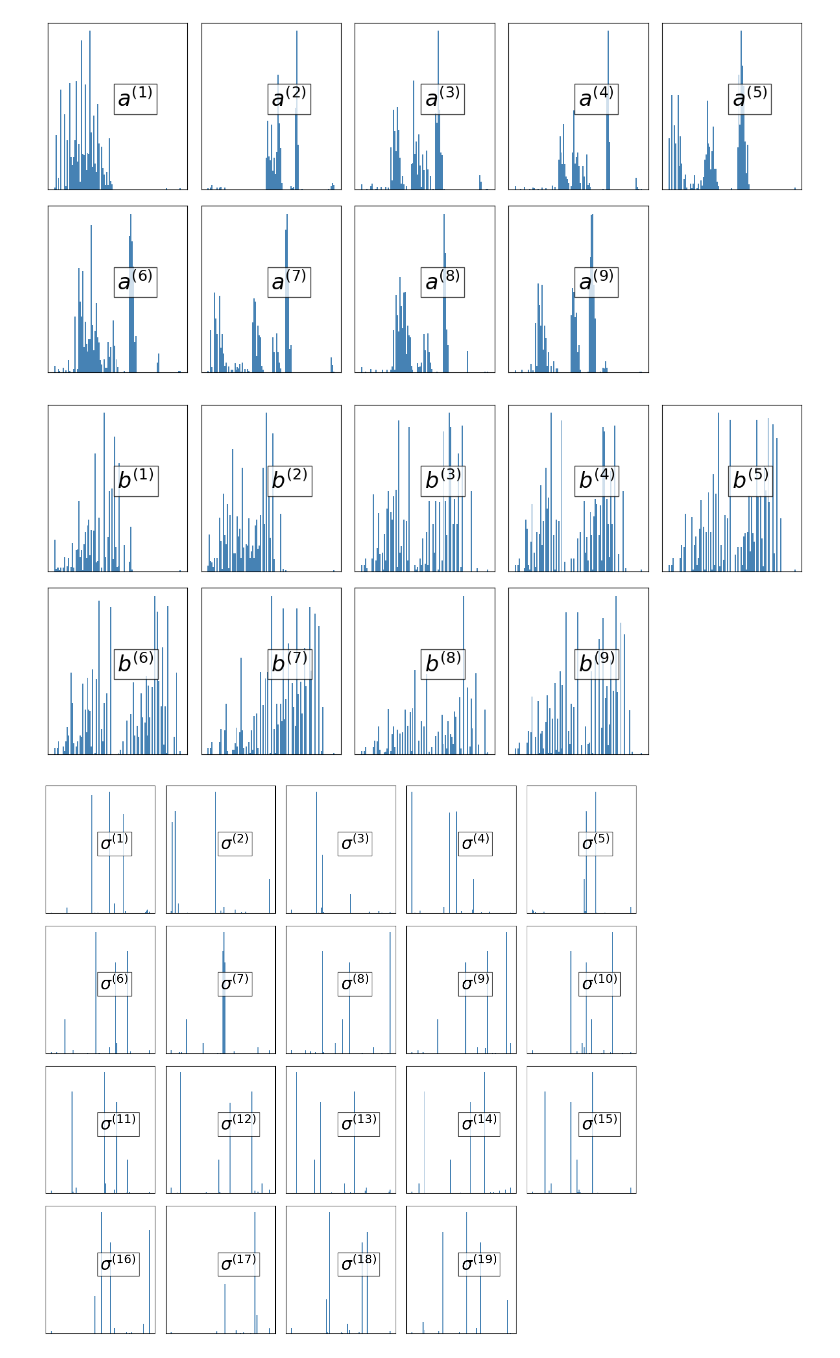
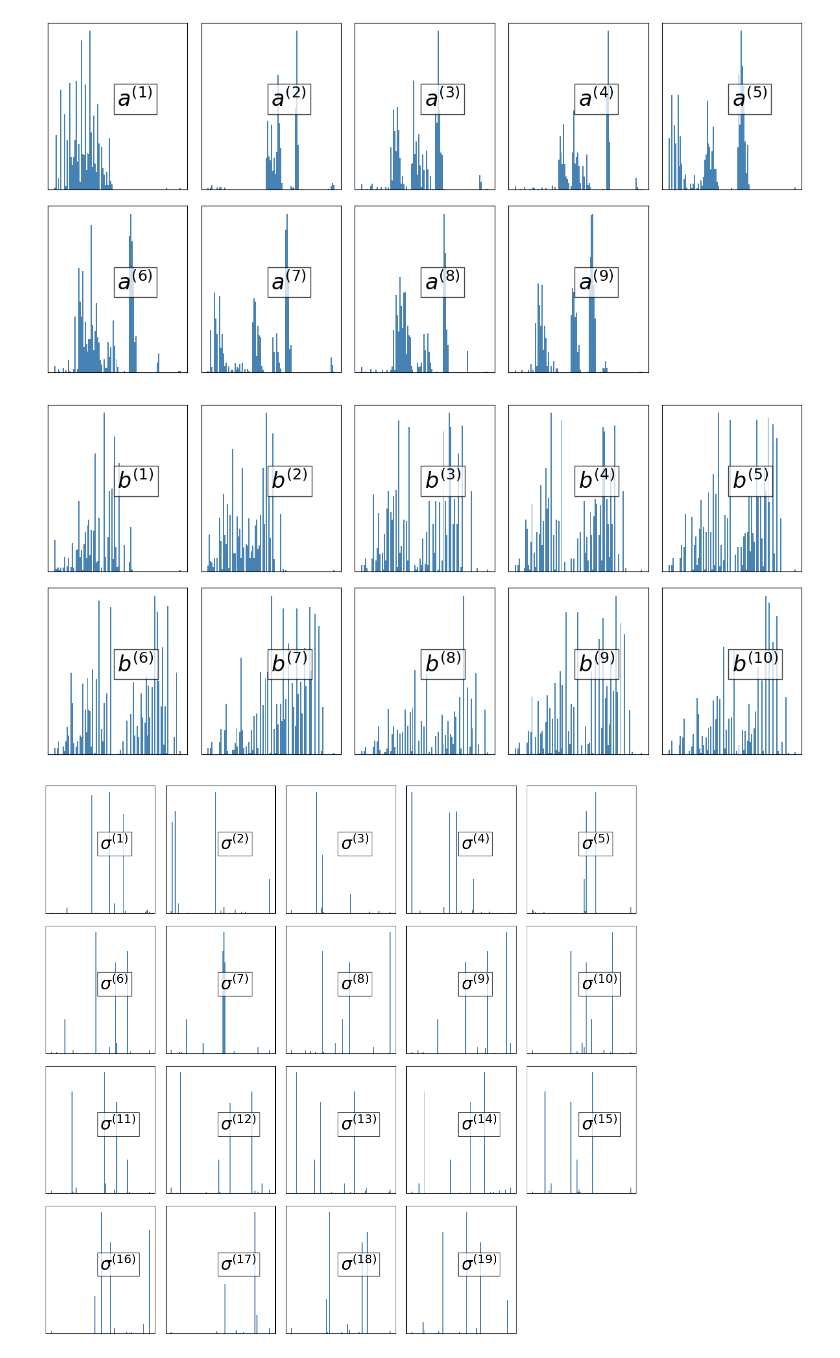
Before and after one commit to AIIMProject/MLFeMoTCPs, a Jupyter notebook: Histograms.ipynb, the cells around one changed output. Cells and saved outputs as stored; diff of their text form; code cells hidden in the pictures.

Commit message:
moduled Plotting and Naming functions

```diff
--- a/Histograms.ipynb
+++ b/Histograms.ipynb
@@ -122,4 +92,4 @@ allcolumns = BOP.columns
 # %%
 feature_titles = pd.Series(
-    HF.cleanfeaturenames([ s.replace('NSC_','') for s in allcolumns ]), index=allcolumns
+    HF.cleanfeaturenames([ s.replace('NSC_','').replace('MagConfig_0','MagConfig').replace('bind_0','bind') for s in allcolumns ]), index=allcolumns
 )
@@ -138,3 +98,8 @@ useful_sigmas = [f for f in real_feature if 'SIGMA' in f]
+# %%
+def colsgroup(kind):
+    return [ f for f in real_feature if kind in f]
+# %%
+useful = {f: colsgroup(f) for f in ['an','bn','moment','SIGMA', 'U_bind','MagConfig']}
 # %% [markdown]
 # Targets
 # %% [markdown]
@@ -214,0 +196,2 @@ Are there more outliers ?
+# %%
+Plotting = SourceFileLoader('Plotting', 'Tools.py').load_module().Plotting
@@ -218,8 +205,8 @@ figure.savefig(get_plot_filename('Histogram', 'an'))
 # %% [output]
 [figure]
 # %%
-figure = HF.histoff_realfeatures(DATA,useful_bn[:-1],feature_titles[useful_bn],figsize_=(15,7))
-figure.savefig(get_plot_filename('Histogram','bn'))
+figure = Plotting.histoff_realfeatures(DATA,useful['bn'],feature_titles[useful['bn']],figsize_=(15,7))
+figure.savefig(FileNames.get_plot_filename('Histogram','bn'))
 # %% [output]
-[figure, old version]
+[figure, new version]
 # %%
```
Also changed, not shown: parts of 155 cells of this notebook, 1 other file.
